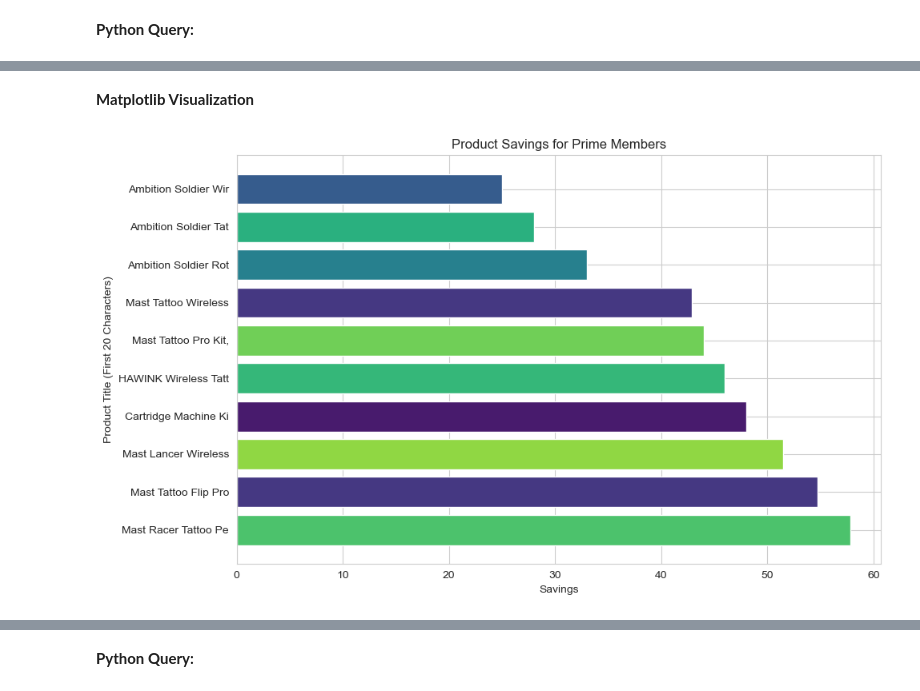
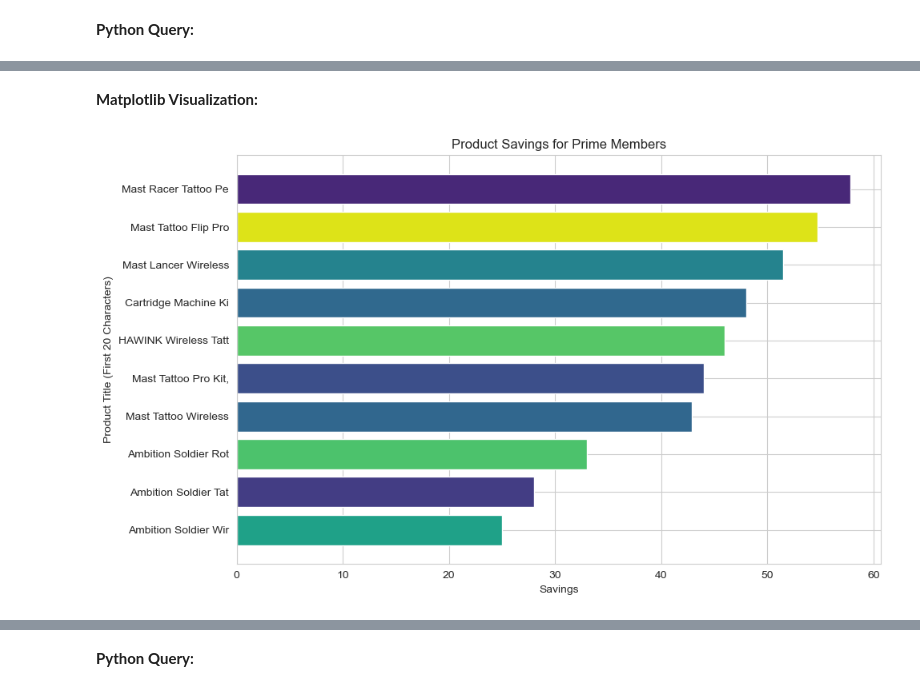
Before and after one commit to lucioawa/Amazon_Tattoo_Products, a Jupyter notebook: Amazon_Tattoo_Products.ipynb, the cells around one changed output, grey strips where cells are left out. Drawn from its saved outputs; the diff is of its cells as text; code cells hidden in the pictures.

Commit message:
updated data

```diff
--- a/Amazon_Tattoo_Products.ipynb
+++ b/Amazon_Tattoo_Products.ipynb
@@ -81,8 +284,9 @@ ORDER BY num_of_ratings DESC;
 **Python Query:**
 # %%
 import pandas as pd
-import seaborn as sns
-import matplotlib.pyplot as plt
+
+# Apply the categorization function to create a new 'product_type' column
+tattoo_data['product_type'] = tattoo_data['title'].apply(categorize_product)
 
 # Find the maximum rating in the DataFrame
 max_rating = tattoo_data['rating'].max()
@@ -90,5 +294,13 @@ max_rating = tattoo_data['rating'].max()
 # Filter for rows with the maximum rating
 highest_rated_products = tattoo_data[tattoo_data['rating'] == max_rating]
 
-# Sort the filtered DataFrame by the number of ratings in descending order
+# Sort the filtered DataFrame by price in descending order
 highest_rated_products = highest_rated_products.sort_values(by='num_of_ratings', ascending=False)
+
+# Drop the 'link' column from the DataFrame
+highest_rated_products = highest_rated_products.drop(columns=['link'])
+
+# Count the total number of products that meet the specified criteria
+total_products = len(highest_rated_products)
+
+print(f"Total number of products: {total_products}")
@@ -147,7 +370,10 @@ ORDER BY savings DESC;
 # %%
 import pandas as pd
+from IPython.display import display, HTML
+from PIL import Image
 
-# Assuming you have the 'tattoo_data' DataFrame
+# Load data
+image_path = "C:/Users/User/Documents/DataAnalyst/Webscrape/CombinedImages/"
 
 # Filter out rows with 'prime_price' as 'null' and create a copy
 filtered_data = tattoo_data.dropna(subset=['prime_price']).copy()
@@ -156,11 +382,23 @@ filtered_data = tattoo_data.dropna(subset=['prime_price']).copy()
 filtered_data['savings'] = filtered_data['price'] - filtered_data['prime_price']
 
 # Select the desired columns
-result = filtered_data[['title', 'price', 'prime_price', 'savings']]
+result = filtered_data[['link','title', 'price', 'prime_price', 'savings', 'product_type']]
 
 # Sort the DataFrame by the savings in descending order
 sorted_result = result.sort_values(by='savings', ascending=False)
 
-# Display the sorted DataFrame
-print(sorted_result)
+# Display the sorted DataFrame with images
+for idx, row in sorted_result.iterrows():
+    print(f"Product #{idx + 1}")
+    print(f"Title: {row['title']}")
+    print(f"Price: {row['price']}")
+    print(f"Prime Price: {row['prime_price']}")
+    print(f"Product Type: {row['product_type']}")
+    print(f"Savings: {round(row['savings'], 2)}")  # Limit to 2 decimal places
+
+    # Load and display the image
+    img_path = f"{image_path}{row['link'].split('/')[-1]}"
+    display(Image.open(img_path))
+
+    print("=" * 30)
 # %% [output]
@@ -184,31 +453,32 @@ print(sorted_result)
 # %% [markdown]
-**Matplotlib Visualization**
+**Matplotlib Visualization:**
 # %%
 import pandas as pd
 import matplotlib.pyplot as plt
 import random
 
-# Assuming you have the 'sorted_result' DataFrame
+# Sort the DataFrame by savings in descending order
+sorted_result = sorted_result.sort_values(by='savings', ascending=True)
 
 # Create a bar plot to visualize the savings with multiple random colors
 plt.figure(figsize=(10, 6))
 
 # Extract the first 20 characters of the 'title' column
 short_titles = [title[:20] for title in sorted_result['title']]
 savings = sorted_result['savings']
 
 # Define a list of random colors for each bar
 colors = [plt.cm.viridis(random.random()) for _ in range(len(savings))]
 
 bars = plt.barh(short_titles, savings, color=colors)
 
 # Customize the plot
 plt.title("Product Savings for Prime Members")
 plt.xlabel("Savings")
 plt.ylabel("Product Title (First 20 Characters)")
 
 # Show the plot
 plt.tight_layout()
 plt.show()
 # %% [output]
-[figure, old version]
+[figure, new version]
```
Also changed, not shown: parts of 80 cells of this notebook.
